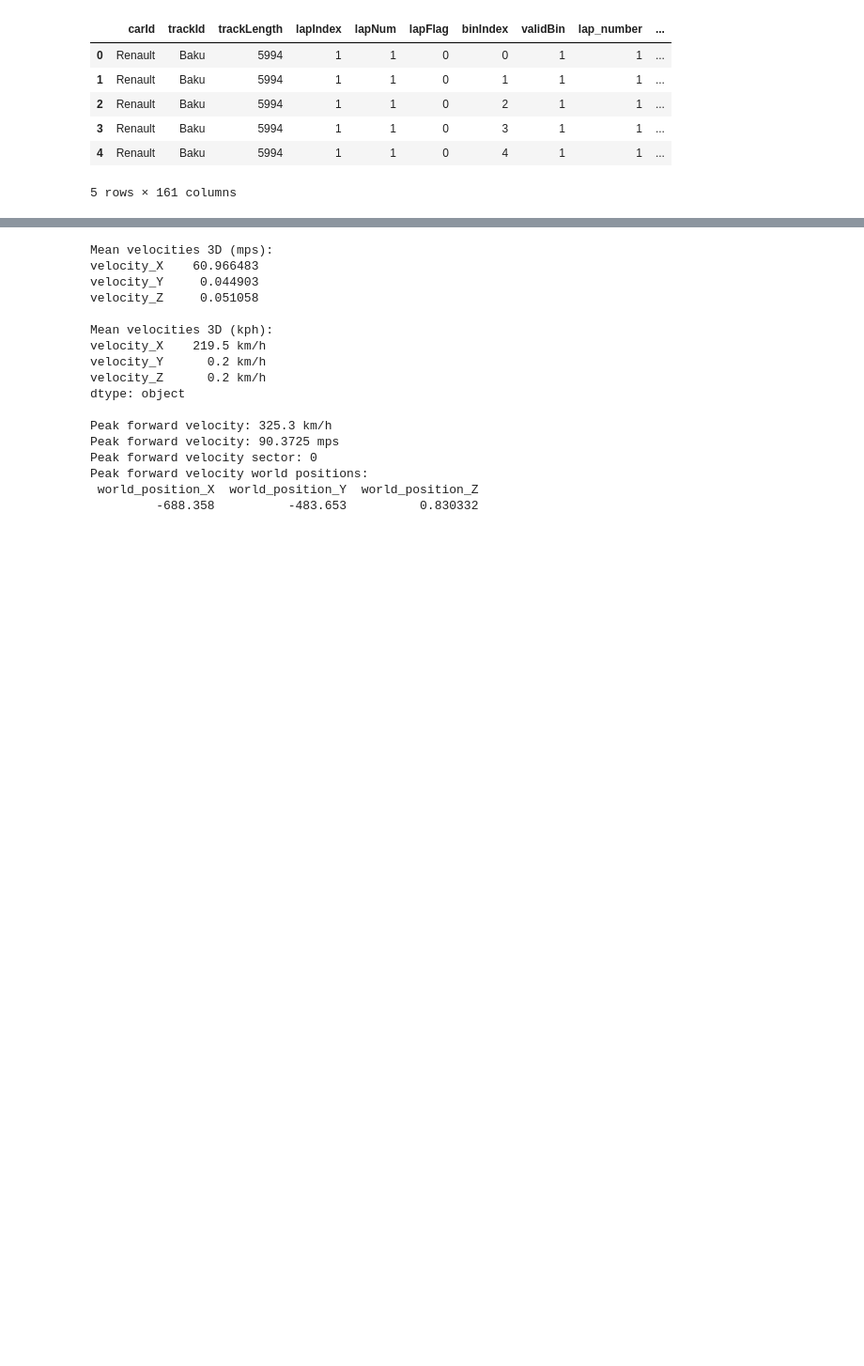
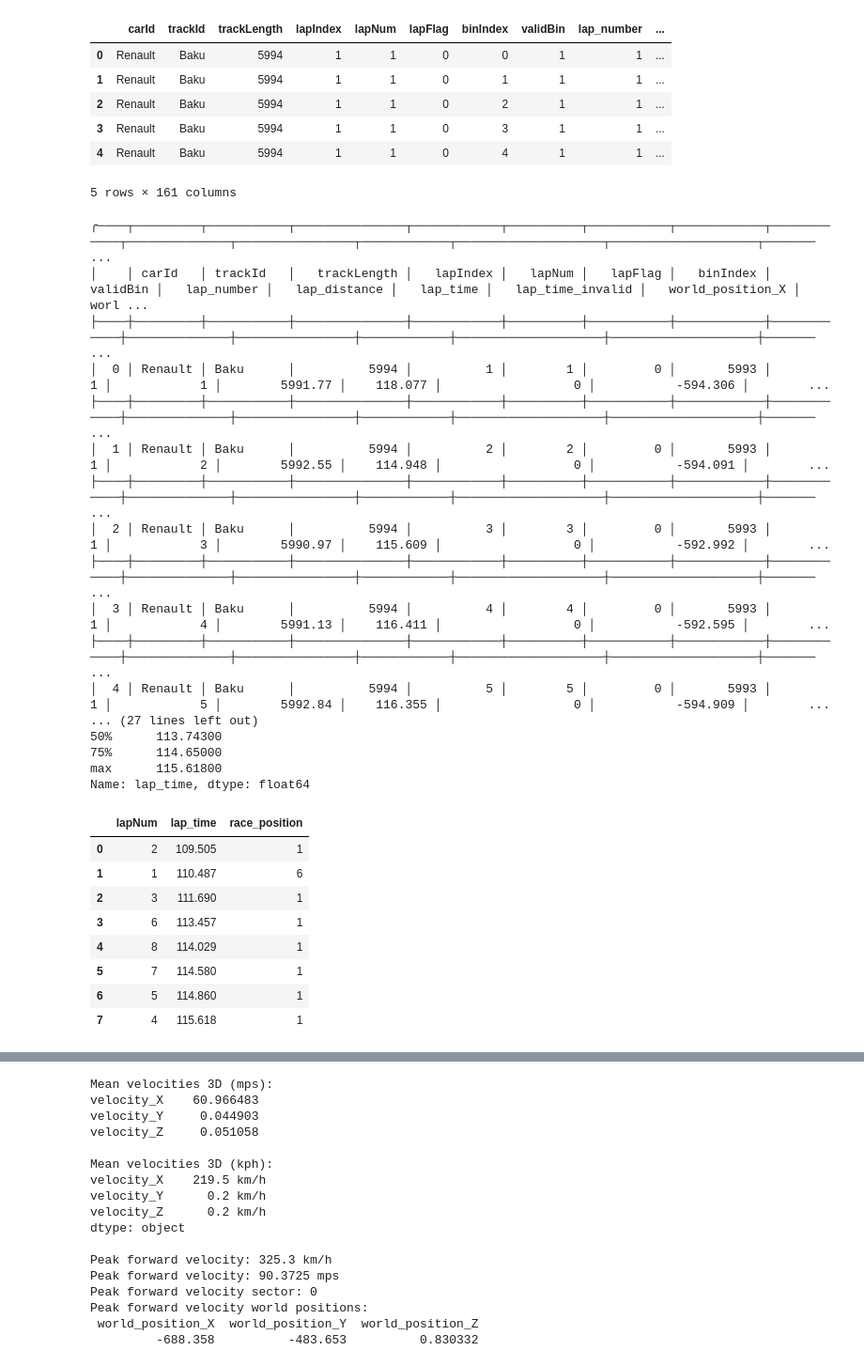
Before and after one commit to Mrugank-Upadhyay/Formula-1-Sim-Telemetry, a Jupyter notebook: practice-data-analysis.ipynb, the cells around one changed output, grey strips where cells are left out. Shown at 94% size. Cells and saved outputs as stored; diff of their text form; code cells hidden in the pictures; blank space fills up the shorter version.

```diff
--- a/practice-data-analysis.ipynb
+++ b/practice-data-analysis.ipynb
@@ -86,3 +86,67 @@ VBox(children=(HBox(children=(IntProgress(value=0, description='0.00%', max=1755
 | 3 | Renault | Baku | 5994 | 1 | 1 | 0 | 3 | 1 | 1 | ... |
 | 4 | Renault | Baku | 5994 | 1 | 1 | 0 | 4 | 1 | 1 | ... |
 5 rows × 161 columns
+# %%
+# Initial Descriptive Analysis
+
+# We use the binIndex to get the completed lap. In high frequency streams of data,
+# we usually divide data into bins, which represent either a segment of time or distance
+# this way, we can improve organization and performance by discretizing the continous data
+
+# We will first get the max bin index to figure out how many bins we make (it's around 5994 bins)
+
+max_bin_index = valid_df_fp3["binIndex"].max()
+completed_laps_fp2 = valid_df_fp2[valid_df_fp2["binIndex"] == max_bin_index].reset_index(drop=True)
+completed_laps_fp3 = valid_df_fp3[valid_df_fp3["binIndex"] == max_bin_index].reset_index(drop=True)
+completed_laps_quali = valid_df_quali[valid_df_quali["binIndex"] == max_bin_index].reset_index(drop=True)
+completed_laps_race = valid_df_race[valid_df_race["binIndex"] == max_bin_index].reset_index(drop=True)
+
+completed_laps_fp3_pretty_print = completed_laps_race.head(10)
+print(tabulate(completed_laps_fp3_pretty_print, tablefmt="rounded_grid", headers=completed_laps_fp3_pretty_print.columns), end="\n\n")
+
+# Our forward velocity is velocity_X
+velocity_description = completed_laps_fp2["velocity_X"].describe()
+print(velocity_description, end="\n\n")
+
+# We do have to note here that the these velocities won't be the complete picture since we are looking at
+# the velocity upon lap completion while it may be high since the lap usually completes on a straight, it won't always be the case.
+# For example, here in Baku, we actually achieved a slightly higher velocity elsewhere on the track
+# because we carried forward the speed from our previous flying lap during the 1st lap
+# A more accurate velocity analysis would be using valid_df and finding the peak velocity across all points on the track
+
+# More useful summaries for completed laps would be for parameters such as lap time,
+# or parameters that only matter on a lap-by-lap basis
+lap_time_description = completed_laps_fp3["lap_time"].describe()
+print(lap_time_description, end="\n\n")
+
+# we can sort the lap_times to rank our fastest laps
+sorted_laps = completed_laps_fp3.copy()
+sorted_laps.sort_values(by="lap_time", inplace=True)
+sorted_laps[["lapNum", "lap_time", "race_position"]].reset_index(drop=True)
+# %% [output]
+╭────┬─────────┬───────────┬───────────────┬────────────┬──────────┬───────────┬────────────┬────────────┬──────────────┬────────────────┬────────────┬────────────────────┬────────────────────┬─────── ...
+│    │ carId   │ trackId   │   trackLength │   lapIndex │   lapNum │   lapFlag │   binIndex │   validBin │   lap_number │   lap_distance │   lap_time │   lap_time_invalid │   world_position_X │   worl ...
+├────┼─────────┼───────────┼───────────────┼────────────┼──────────┼───────────┼────────────┼────────────┼──────────────┼────────────────┼────────────┼────────────────────┼────────────────────┼─────── ...
+│  0 │ Renault │ Baku      │          5994 │          1 │        1 │         0 │       5993 │          1 │            1 │        5991.77 │    118.077 │                  0 │           -594.306 │        ...
+├────┼─────────┼───────────┼───────────────┼────────────┼──────────┼───────────┼────────────┼────────────┼──────────────┼────────────────┼────────────┼────────────────────┼────────────────────┼─────── ...
+│  1 │ Renault │ Baku      │          5994 │          2 │        2 │         0 │       5993 │          1 │            2 │        5992.55 │    114.948 │                  0 │           -594.091 │        ...
+├────┼─────────┼───────────┼───────────────┼────────────┼──────────┼───────────┼────────────┼────────────┼──────────────┼────────────────┼────────────┼────────────────────┼────────────────────┼─────── ...
+│  2 │ Renault │ Baku      │          5994 │          3 │        3 │         0 │       5993 │          1 │            3 │        5990.97 │    115.609 │                  0 │           -592.992 │        ...
+├────┼─────────┼───────────┼───────────────┼────────────┼──────────┼───────────┼────────────┼────────────┼──────────────┼────────────────┼────────────┼────────────────────┼────────────────────┼─────── ...
+│  3 │ Renault │ Baku      │          5994 │          4 │        4 │         0 │       5993 │          1 │            4 │        5991.13 │    116.411 │                  0 │           -592.595 │        ...
+├────┼─────────┼───────────┼───────────────┼────────────┼──────────┼───────────┼────────────┼────────────┼──────────────┼────────────────┼────────────┼────────────────────┼────────────────────┼─────── ...
+│  4 │ Renault │ Baku      │          5994 │          5 │        5 │         0 │       5993 │          1 │            5 │        5992.84 │    116.355 │                  0 │           -594.909 │        ...
+... (27 lines left out)
+50%      113.74300
+75%      114.65000
+max      115.61800
+Name: lap_time, dtype: float64
+|  | lapNum | lap_time | race_position |
+| 0 | 2 | 109.505 | 1 |
+| 1 | 1 | 110.487 | 6 |
+| 2 | 3 | 111.690 | 1 |
+| 3 | 6 | 113.457 | 1 |
+| 4 | 8 | 114.029 | 1 |
+| 5 | 7 | 114.580 | 1 |
+| 6 | 5 | 114.860 | 1 |
+| 7 | 4 | 115.618 | 1 |
```
Also changed, not shown: parts of 8 cells of this notebook.
